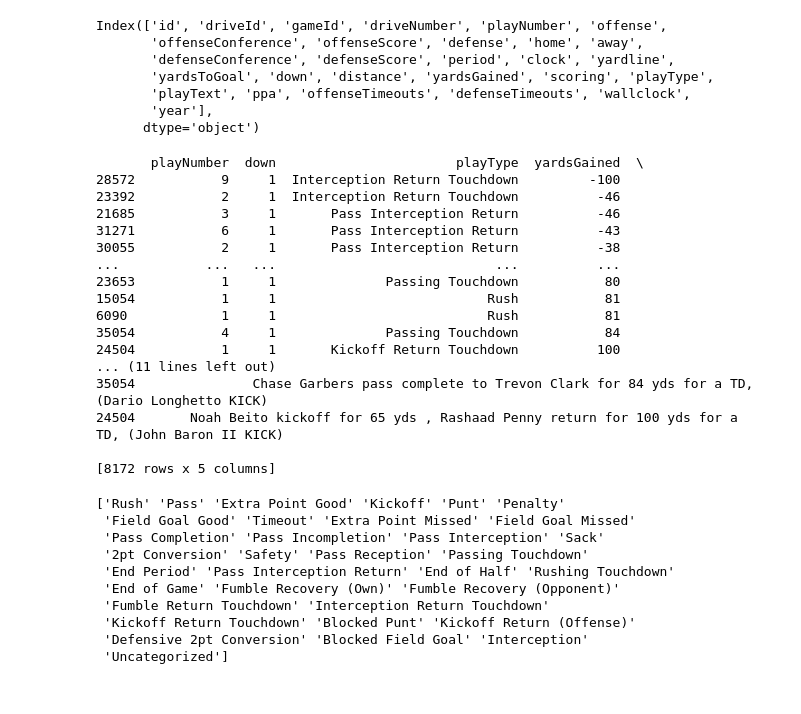
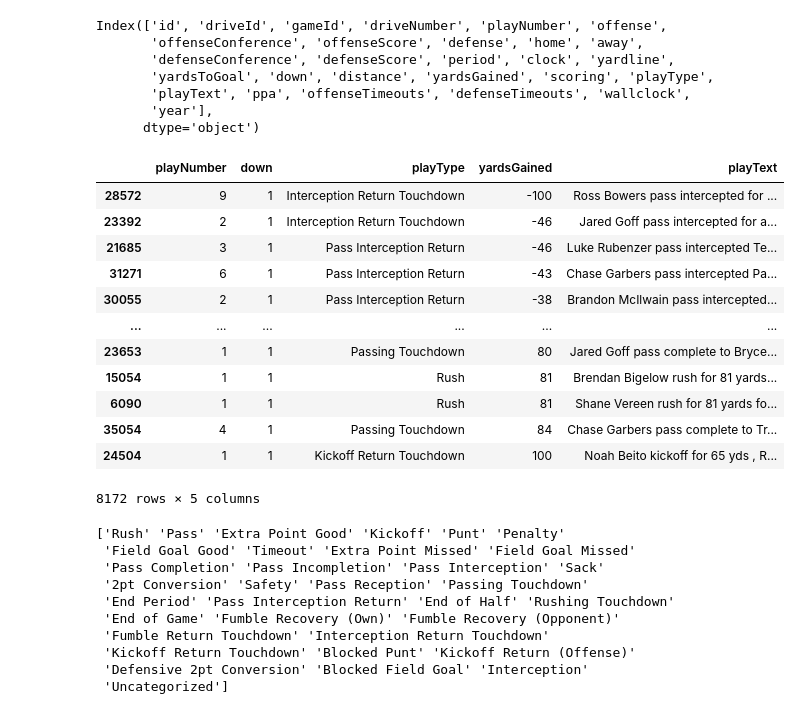
Before and after one commit to ethanchoffman/cal_football_play_calling_analysis, a Jupyter notebook: CalFootball.ipynb, the cells around one changed output. Drawn from its saved outputs; the diff is of its cells as text; code cells hidden in the pictures.

```diff
--- a/CalFootball.ipynb
+++ b/CalFootball.ipynb
@@ -59,25 +59,21 @@ Index(['id', 'driveId', 'gameId', 'driveNumber', 'playNumber', 'offense',
       dtype='object')
 # %%
 df2 = cal_offense[['playNumber','down', 'playType', 'yardsGained', 'playText']]
-print((df2[df2['down'] == 1]).sort_values(by = ['yardsGained']))
+df2[df2['down'] == 1].sort_values(by = ['yardsGained'])
 # %% [output]
+|  | playNumber | down | playType | yardsGained | playText |
+| 28572 | 9 | 1 | Interception Return Touchdown | -100 | Ross Bowers pass intercepted for ... |
+| 23392 | 2 | 1 | Interception Return Touchdown | -46 | Jared Goff pass intercepted for a... |
+| 21685 | 3 | 1 | Pass Interception Return | -46 | Luke Rubenzer pass intercepted Te... |
+| 31271 | 6 | 1 | Pass Interception Return | -43 | Chase Garbers pass intercepted Pa... |
+| 30055 | 2 | 1 | Pass Interception Return | -38 | Brandon McIlwain pass intercepted... |
+| ... | ... | ... | ... | ... | ... |
+| 23653 | 1 | 1 | Passing Touchdown | 80 | Jared Goff pass complete to Bryce... |
+| 15054 | 1 | 1 | Rush | 81 | Brendan Bigelow rush for 81 yards... |
+| 6090 | 1 | 1 | Rush | 81 | Shane Vereen rush for 81 yards fo... |
+| 35054 | 4 | 1 | Passing Touchdown | 84 | Chase Garbers pass complete to Tr... |
+| 24504 | 1 | 1 | Kickoff Return Touchdown | 100 | Noah Beito kickoff for 65 yds , R... |
-       playNumber  down                       playType  yardsGained  \
-28572           9     1  Interception Return Touchdown         -100
-23392           2     1  Interception Return Touchdown          -46
-21685           3     1       Pass Interception Return          -46
-31271           6     1       Pass Interception Return          -43
-30055           2     1       Pass Interception Return          -38
-...           ...   ...                            ...          ...
-23653           1     1              Passing Touchdown           80
-15054           1     1                           Rush           81
-6090            1     1                           Rush           81
-35054           4     1              Passing Touchdown           84
-24504           1     1       Kickoff Return Touchdown          100
-... (11 lines left out)
-35054               Chase Garbers pass complete to Trevon Clark for 84 yds for a TD, (Dario Longhetto KICK)
-24504       Noah Beito kickoff for 65 yds , Rashaad Penny return for 100 yds for a TD, (John Baron II KICK)
-
-[8172 rows x 5 columns]
+8172 rows × 5 columns
 # %%
 print(cal_offense['playType'].unique())
 # %% [output]
```
Also changed, not shown: parts of 1 cell of this notebook.
